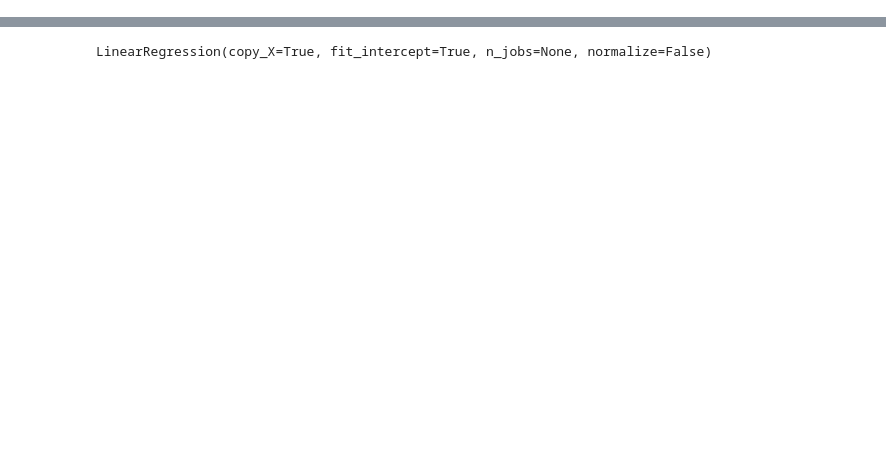
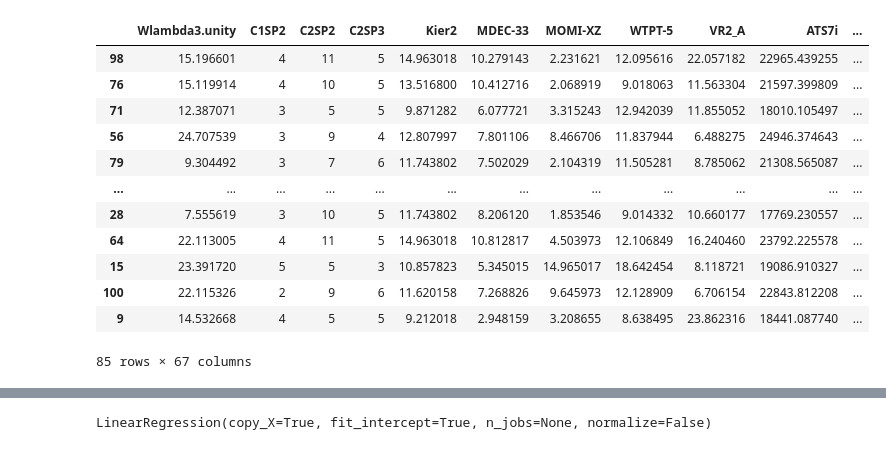
Before and after one commit to bambangprakoso12/Tugas-Akhir, a Jupyter notebook: Feature Selection - PSO.ipynb, the cells around one changed output, grey strips where cells are left out. Drawn from its saved outputs; the diff is of its cells as text; code cells hidden in the pictures; blank space fills up the shorter version.

```diff
--- a/Feature Selection - PSO.ipynb
+++ b/Feature Selection - PSO.ipynb
@@ -44,3 +59,19 @@ y_val
+# %%
+train
+# %% [output]
+|  | Wlambda3.unity | C1SP2 | C2SP2 | C2SP3 | Kier2 | MDEC-33 | MOMI-XZ | WTPT-5 | VR2_A | ATS7i | ... |
+| 98 | 15.196601 | 4 | 11 | 5 | 14.963018 | 10.279143 | 2.231621 | 12.095616 | 22.057182 | 22965.439255 | ... |
+| 76 | 15.119914 | 4 | 10 | 5 | 13.516800 | 10.412716 | 2.068919 | 9.018063 | 11.563304 | 21597.399809 | ... |
+| 71 | 12.387071 | 3 | 5 | 5 | 9.871282 | 6.077721 | 3.315243 | 12.942039 | 11.855052 | 18010.105497 | ... |
+| 56 | 24.707539 | 3 | 9 | 4 | 12.807997 | 7.801106 | 8.466706 | 11.837944 | 6.488275 | 24946.374643 | ... |
+| 79 | 9.304492 | 3 | 7 | 6 | 11.743802 | 7.502029 | 2.104319 | 11.505281 | 8.785062 | 21308.565087 | ... |
+| ... | ... | ... | ... | ... | ... | ... | ... | ... | ... | ... | ... |
+| 28 | 7.555619 | 3 | 10 | 5 | 11.743802 | 8.206120 | 1.853546 | 9.014332 | 10.660177 | 17769.230557 | ... |
+| 64 | 22.113005 | 4 | 11 | 5 | 14.963018 | 10.812817 | 4.503973 | 12.106849 | 16.240460 | 23792.225578 | ... |
+| 15 | 23.391720 | 5 | 5 | 3 | 10.857823 | 5.345015 | 14.965017 | 18.642454 | 8.118721 | 19086.910327 | ... |
+| 100 | 22.115326 | 2 | 9 | 6 | 11.620158 | 7.268826 | 9.645973 | 12.128909 | 6.706154 | 22843.812208 | ... |
+| 9 | 14.532668 | 4 | 5 | 5 | 9.212018 | 2.948159 | 3.208655 | 8.638495 | 23.862316 | 18441.087740 | ... |
+85 rows × 67 columns
 # %%
 #initialization
 c1 = 1.49 #acceleration coefficient
```
Also changed, not shown: parts of 17 cells of this notebook, 8 other files.
